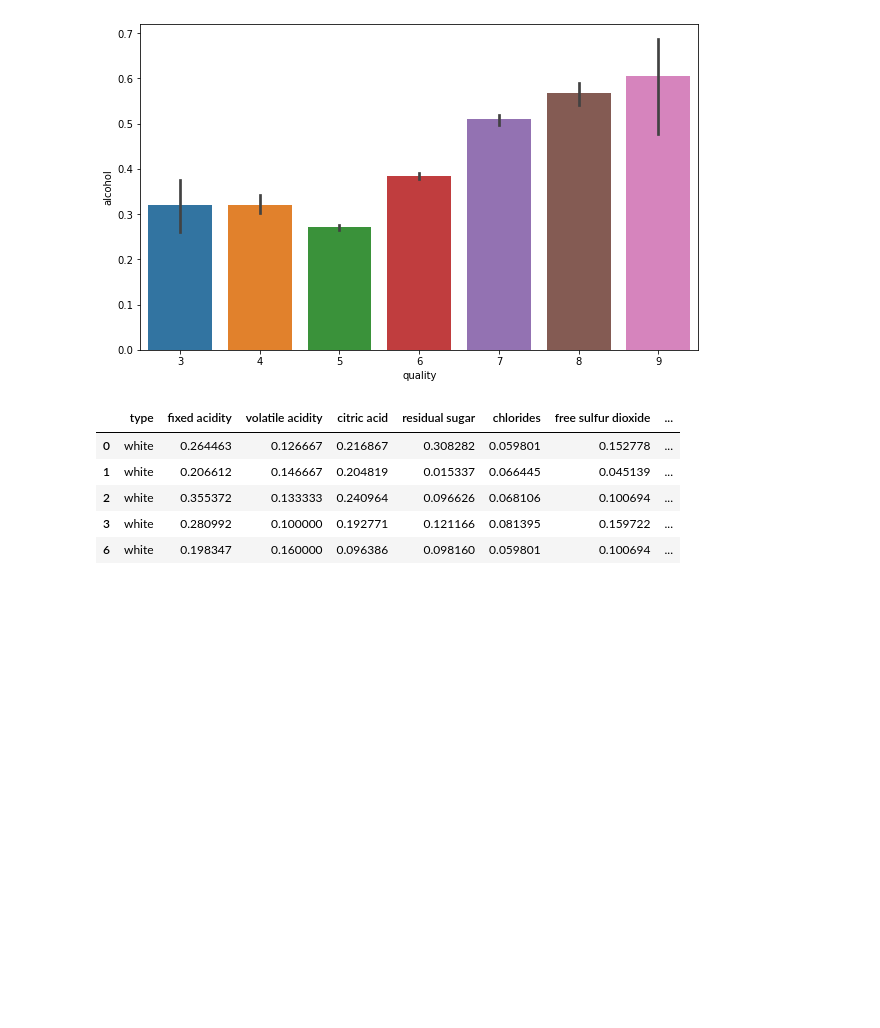
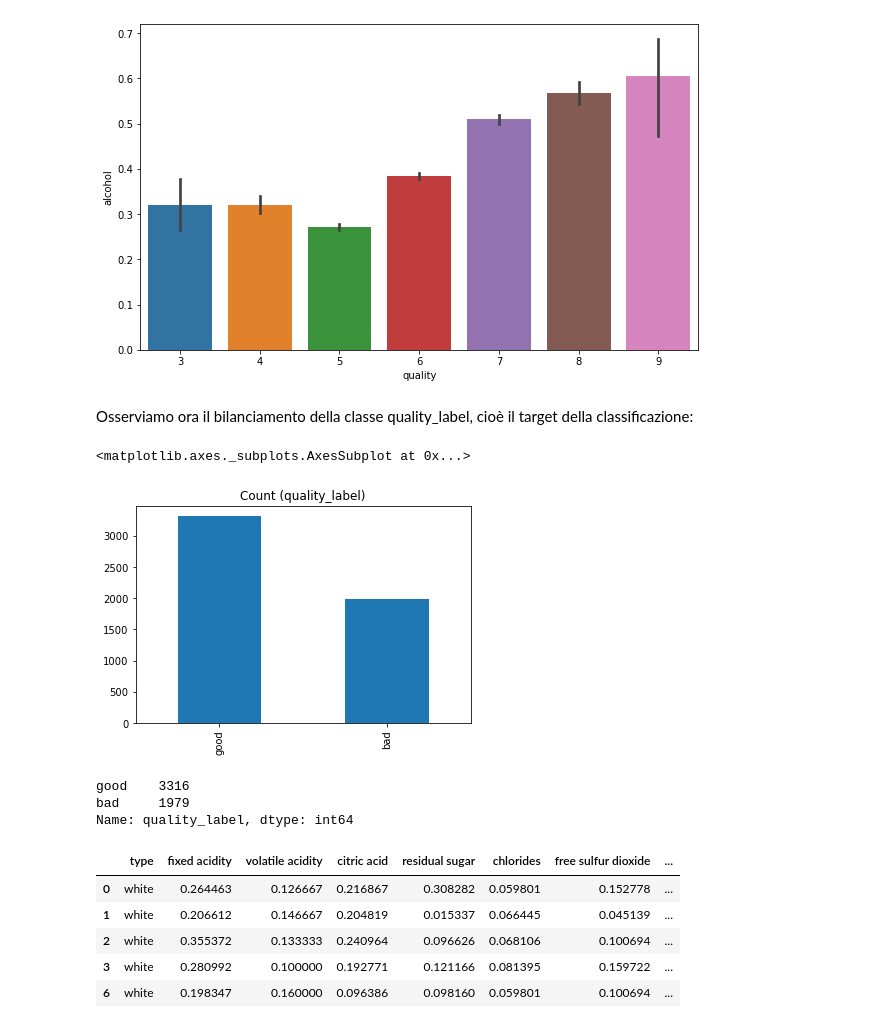
Before and after one commit to MarcoLillx/WineSelection, a Jupyter notebook: Classification/Classificatore.ipynb, the cells around one changed output. Saved outputs shown, nothing was run; the diff lists cells and outputs as text; code cells hidden in the pictures; blank space fills up the shorter version.

Commit message:
Aggiustato file di classificazione

```diff
--- a/Classification/Classificatore.ipynb
+++ b/Classification/Classificatore.ipynb
@@ -137,6 +134,20 @@ sns.barplot(x = 'quality', y = 'alcohol', data = df)
 # %% [output]
 <matplotlib.axes._subplots.AxesSubplot at 0x...>
 [figure]
+# %% [markdown]
+Osserviamo ora il bilanciamento della classe quality_label, cioè il target della classificazione:
+# %%
+quality_count = df['quality_label'].value_counts()
+quality_count.plot(kind='bar', title='Count (quality_label)')
+# %% [output]
+<matplotlib.axes._subplots.AxesSubplot at 0x...>
+[figure, added]
+# %%
+df.quality_label.value_counts()
+# %% [output]
+good    3316
+bad     1979
+Name: quality_label, dtype: int64
 # %%
 df.head()
 # %% [output]
```
Also changed, not shown: parts of 38 cells of this notebook.
